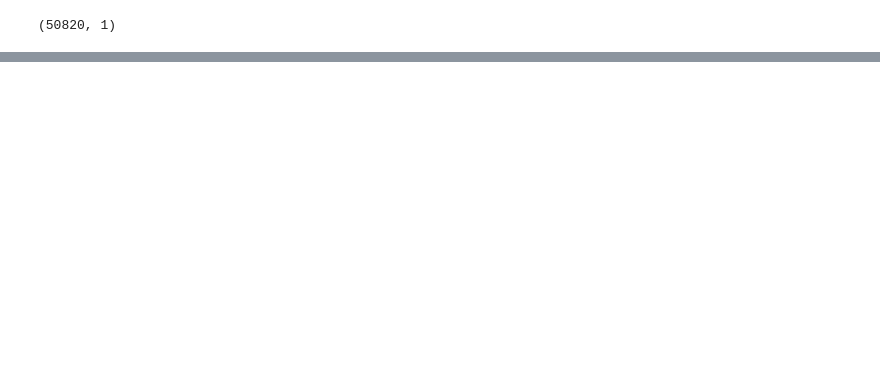
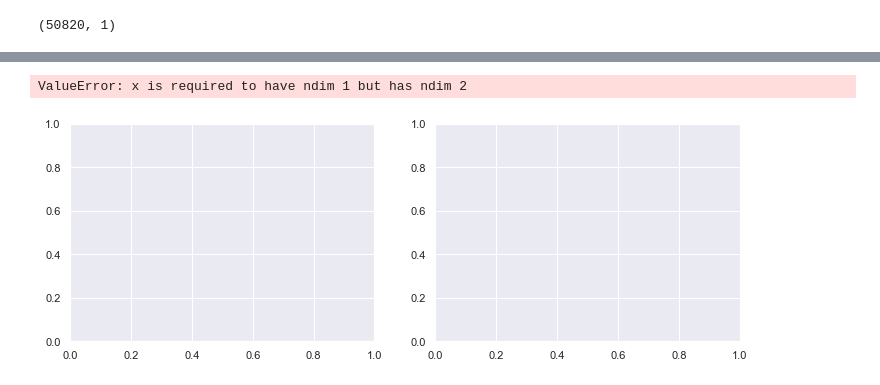
Before and after one commit to annwesha-d/scalathon2021, a Jupyter notebook: Sales_forecasting.ipynb, the cells around one changed output, grey strips where cells are left out. Drawn from its saved outputs; the diff is of its cells as text; code cells hidden in the pictures; blank space fills up the shorter version.

```diff
--- a/Sales_forecasting.ipynb
+++ b/Sales_forecasting.ipynb
@@ -352,0 +426,6 @@ dtype: int64
+# %%
+# Concatenating with the main DataFrame
+sales_train.reset_index(drop=True, inplace=True)
+train_dummies.reset_index(drop=True, inplace=True)
+df_train = pd.concat([sales_train,train_dummies],axis = 1)
+print(df_train.shape)
@@ -352,0 +442,6 @@ dtype: int64
+# %%
+df_train['Week'] = pd.to_datetime(df_train['Week'])
+df_test['Week'] = pd.to_datetime(df_test['Week'])
+# %%
+train = df_train.copy()
+train = train.set_index('Week')
@@ -352,0 +451,3 @@ dtype: int64
+# %%
+train = train.drop(['State'],axis=1)
+test = test.drop(['State'],axis=1)
@@ -352,0 +511,10 @@ dtype: int64
+# %%
+fig, axes = plt.subplots(1, 2, sharey=False, sharex=False)
+fig.set_figwidth(12)
+fig.set_figheight(4)
+smt.graphics.plot_acf(train, lags=30, ax=axes[0], alpha=0.5)
+smt.graphics.plot_pacf(train, lags=30, ax=axes[1], alpha=0.5)
+plt.tight_layout()
+# %% [output]
+ValueError: x is required to have ndim 1 but has ndim 2
+[figure, added]
```
Also changed, not shown: parts of 70 cells of this notebook.
